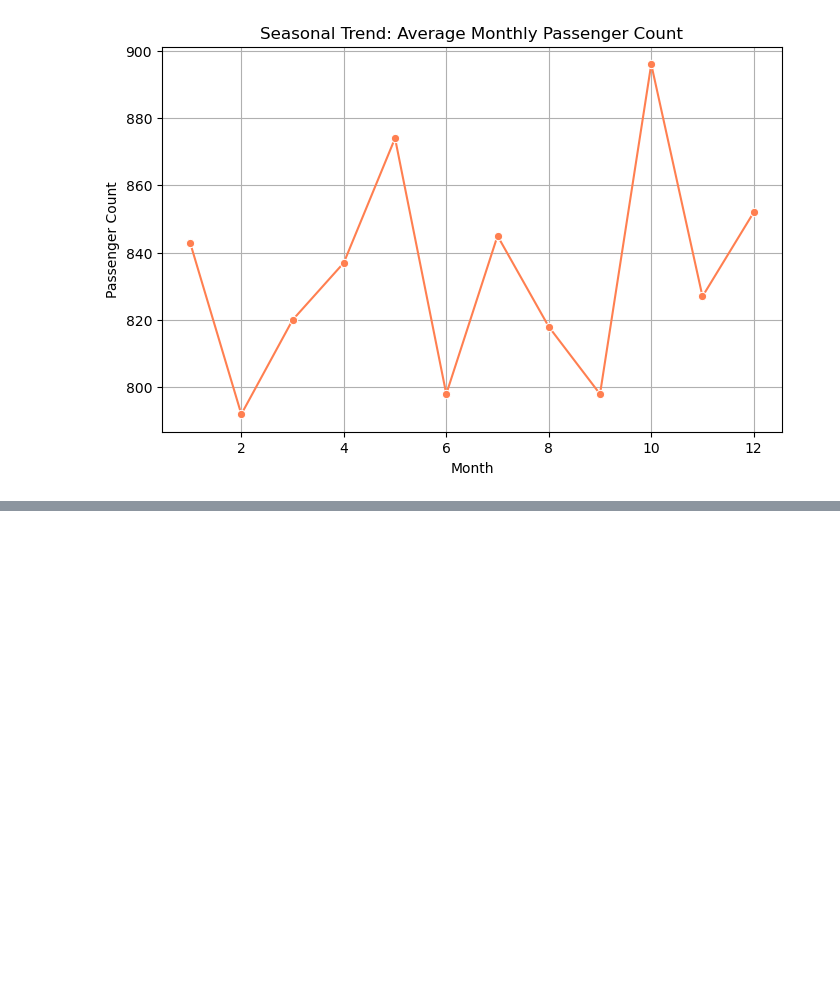
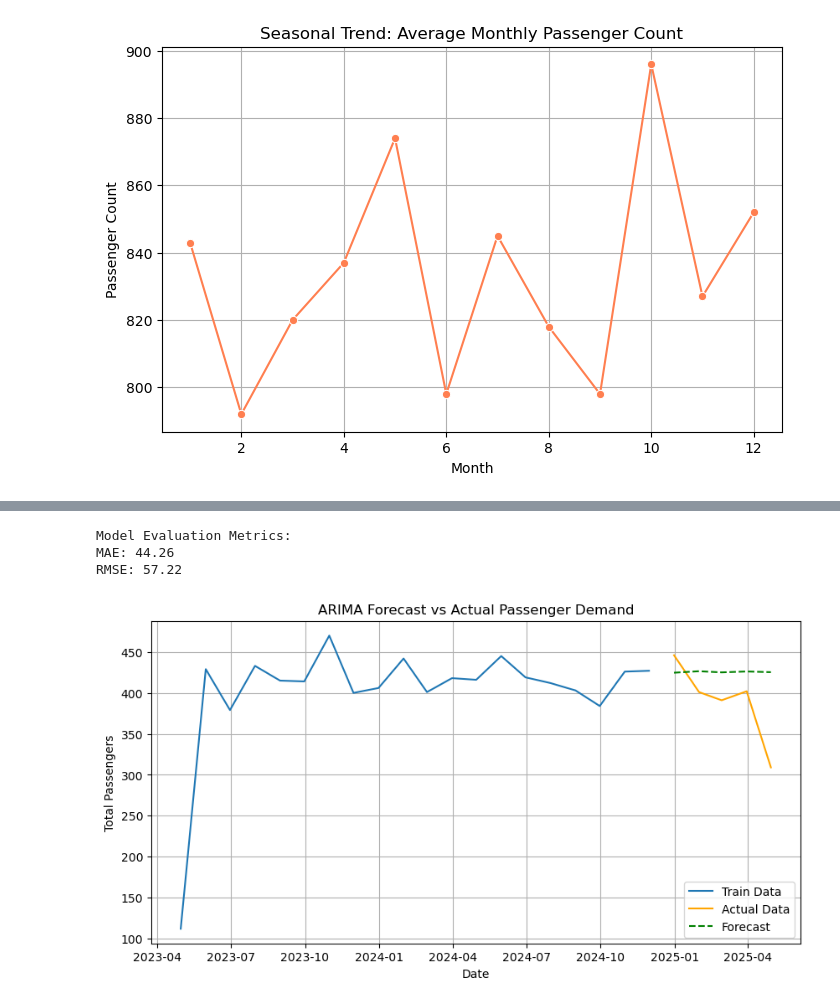
Before and after one commit to LinetLydia/Airline-Passenger-Demand-Forecasting, a Jupyter notebook: Airline_forecasting.ipynb, the cells around one changed output, grey strips where cells are left out. Cells and saved outputs as stored; diff of their text form; code cells hidden in the pictures; blank space fills up the shorter version.

Commit message:
Time series modeling and forecasting

```diff
--- a/Airline_forecasting.ipynb
+++ b/Airline_forecasting.ipynb
@@ -207,0 +224,44 @@ Passing `palette` without assigning `hue` is deprecated and will be removed in v
+# %%
+import matplotlib.pyplot as plt
+from statsmodels.tsa.arima.model import ARIMA
+from sklearn.metrics import mean_absolute_error, mean_squared_error
+import numpy as np
+
+# Ensure the monthly_passengers series is sorted and continuous
+monthly_passengers = monthly_passengers.asfreq('M')
+
+# Split into train (80%) and test (20%)
+train_size = int(len(monthly_passengers) * 0.8)
+train, test = monthly_passengers[:train_size], monthly_passengers[train_size:]
+
+# Fit ARIMA model (p, d, q parameters can be tuned)
+model = ARIMA(train, order=(1,1,1))
+model_fit = model.fit()
+
+# Forecast the test period
+forecast = model_fit.forecast(steps=len(test))
+
+# Evaluate model performance
+mae = mean_absolute_error(test, forecast)
+rmse = np.sqrt(mean_squared_error(test, forecast))
+
+print("Model Evaluation Metrics:")
+print(f"MAE: {mae:.2f}")
+print(f"RMSE: {rmse:.2f}")
+
+# Plot the results
+plt.figure(figsize=(10,5))
+plt.plot(train, label='Train Data')
+plt.plot(test, label='Actual Data', color='orange')
+plt.plot(forecast, label='Forecast', color='green', linestyle='--')
+plt.title("ARIMA Forecast vs Actual Passenger Demand")
+plt.xlabel("Date")
+plt.ylabel("Total Passengers")
+plt.legend()
+plt.grid(True)
+plt.show()
+# %% [output]
+Model Evaluation Metrics:
+MAE: 44.26
+RMSE: 57.22
+[figure, added]
```
Also changed, not shown: parts of 3 cells of this notebook.
